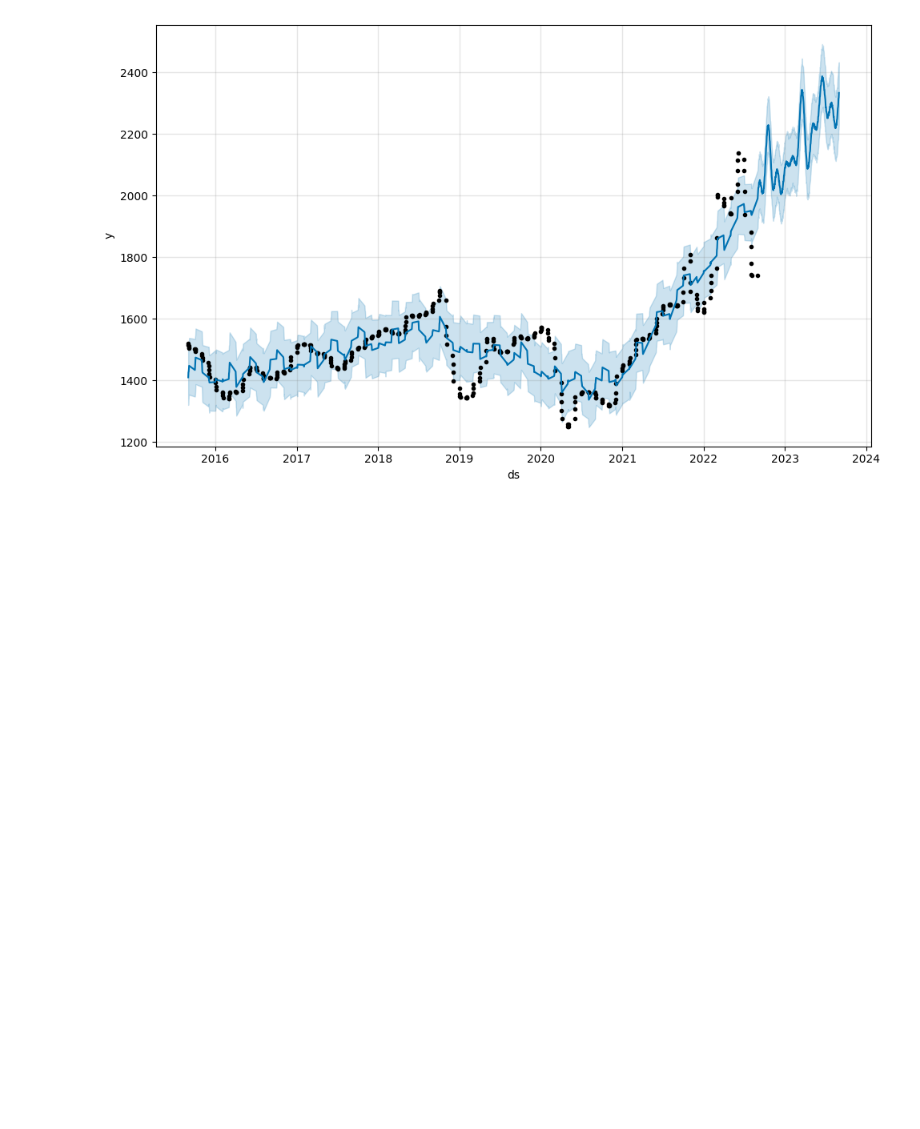
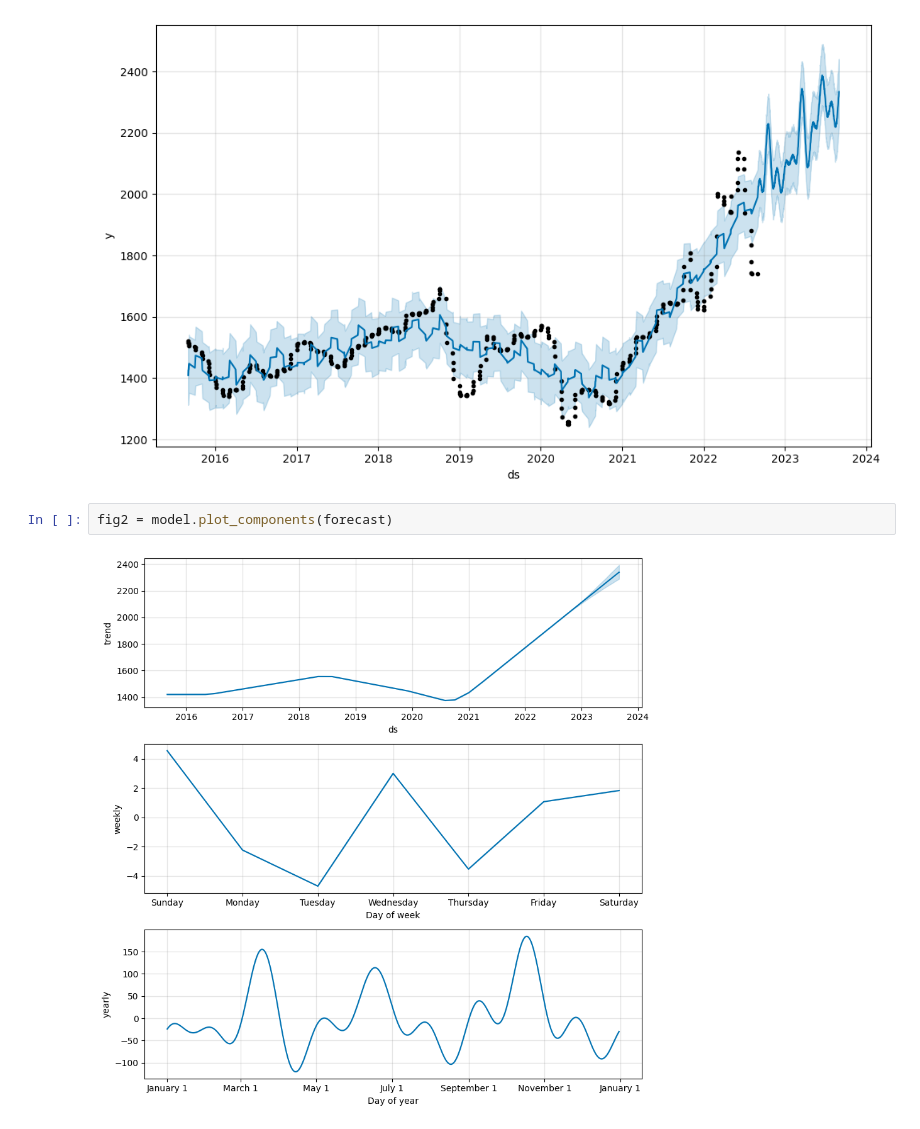
Before and after one commit to codingWithoutHand/Prices-Backend, a Jupyter notebook: gasoline/gasoline.ipynb, the cells around one changed output. Cells and saved outputs as stored; diff of their text form; blank space fills up the shorter version.

```diff
--- a/gasoline/gasoline.ipynb
+++ b/gasoline/gasoline.ipynb
@@ -90,3 +90,7 @@ c.to_csv('2.csv')
 fig1 = model.plot(forecast)
 # %% [output]
 [figure]
+# %%
+fig2 = model.plot_components(forecast)
+# %% [output]
+[figure, added]
```
Also changed, not shown: 6 other files.
